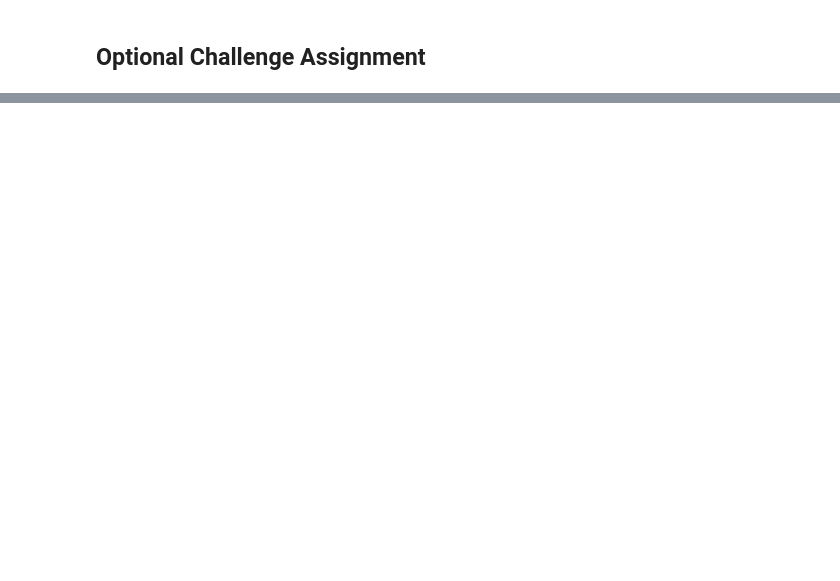
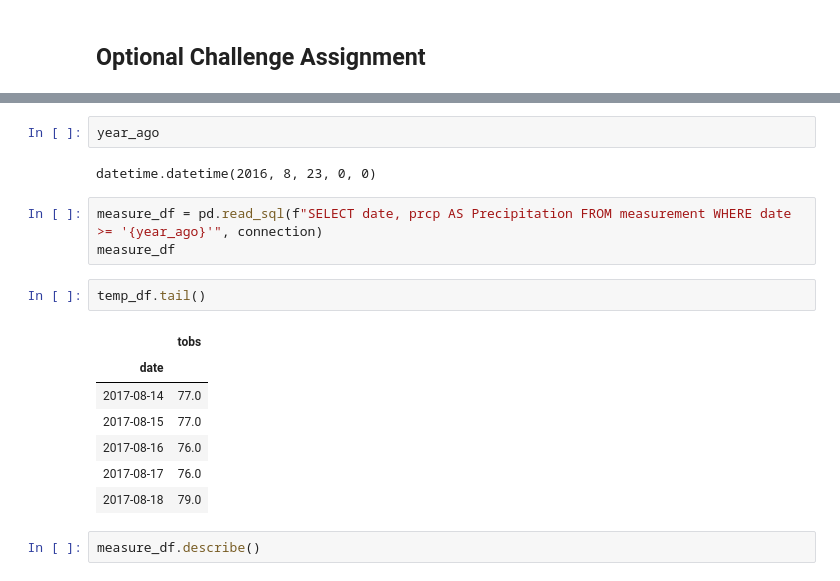
Before and after one commit to asrivasts/sqlalchemy-challenge, a Jupyter notebook: climate_starter.ipynb, the cells around one changed output, grey strips where cells are left out. Cells and saved outputs as stored; diff of their text form; blank space fills up the shorter version.

```diff
--- a/climate_starter.ipynb
+++ b/climate_starter.ipynb
@@ -300,0 +242,19 @@ daily_normals("01-01")
+# %%
+year_ago
+# %% [output]
+datetime.datetime(2016, 8, 23, 0, 0)
+# %%
+measure_df = pd.read_sql(f"SELECT date, prcp AS Precipitation FROM measurement WHERE date >= '{year_ago}'", connection)
+measure_df
+# %%
+temp_df.tail()
+# %% [output]
+|  | tobs |
+| date |  |
+| 2017-08-14 | 77.0 |
+| 2017-08-15 | 77.0 |
+| 2017-08-16 | 76.0 |
+| 2017-08-17 | 76.0 |
+| 2017-08-18 | 79.0 |
+# %%
+measure_df.describe()
```
Also changed, not shown: parts of 13 cells of this notebook.
